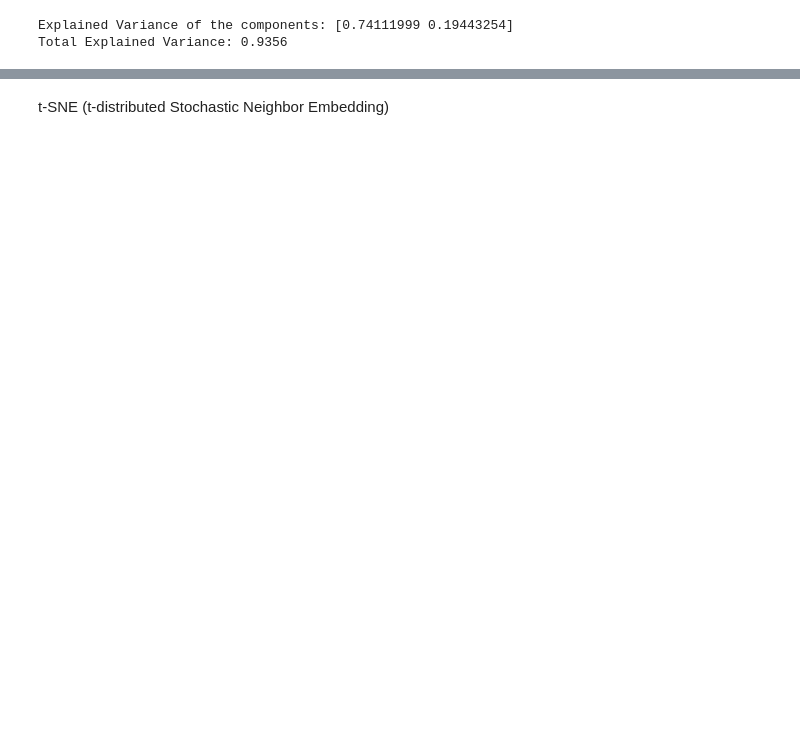
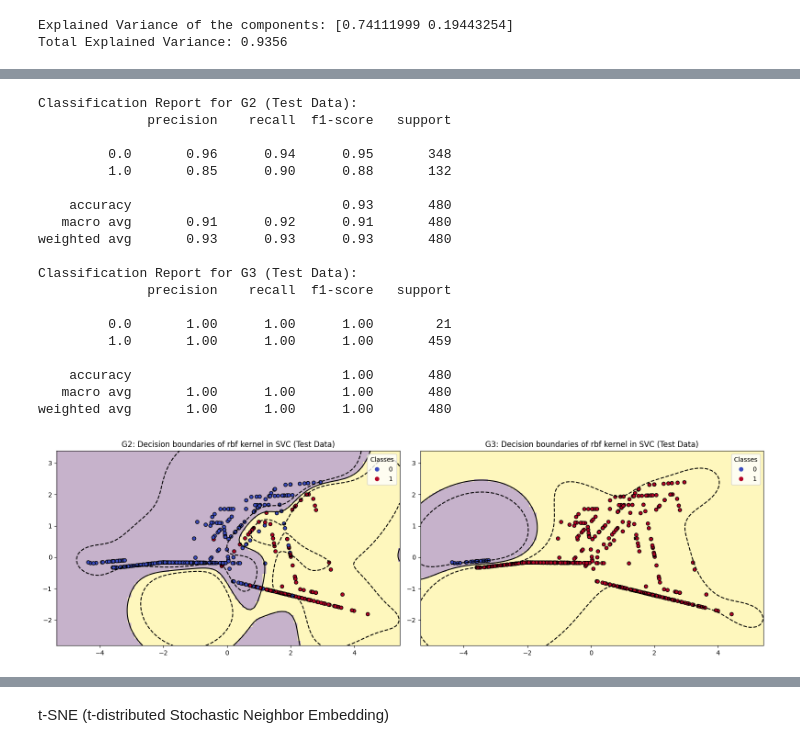
Before and after one commit to Max-f123/Machine_Learning_in_Energy_Systems, a Jupyter notebook: Assignment 02/02 - Simon/A02_Classification.ipynb, the cells around one changed output, grey strips where cells are left out. Saved outputs shown, nothing was run; the diff lists cells and outputs as text; code cells hidden in the pictures; blank space fills up the shorter version.

```diff
--- a/Assignment 02/02 - Simon/A02_Classification.ipynb
+++ b/Assignment 02/02 - Simon/A02_Classification.ipynb
@@ -569 +601,24 @@ plot_decision_boundary_multi(kernel="linear", X_train=X_train_pca, y_train=y_tra
+# %%
+plot_decision_boundary_multi(kernel="rbf", X_train=X_train_pca, y_train=y_train, X_test=X_test_pca, y_test=y_test, classification=True, test=True)
+# %% [output]
+Classification Report for G2 (Test Data):
+              precision    recall  f1-score   support
+
+         0.0       0.96      0.94      0.95       348
+         1.0       0.85      0.90      0.88       132
+
+    accuracy                           0.93       480
+   macro avg       0.91      0.92      0.91       480
+weighted avg       0.93      0.93      0.93       480
+
+Classification Report for G3 (Test Data):
+              precision    recall  f1-score   support
+
+         0.0       1.00      1.00      1.00        21
+         1.0       1.00      1.00      1.00       459
+
+    accuracy                           1.00       480
+   macro avg       1.00      1.00      1.00       480
+weighted avg       1.00      1.00      1.00       480
+[figure, added]
 # %% [markdown]
```
Also changed, not shown: parts of 21 cells of this notebook.
